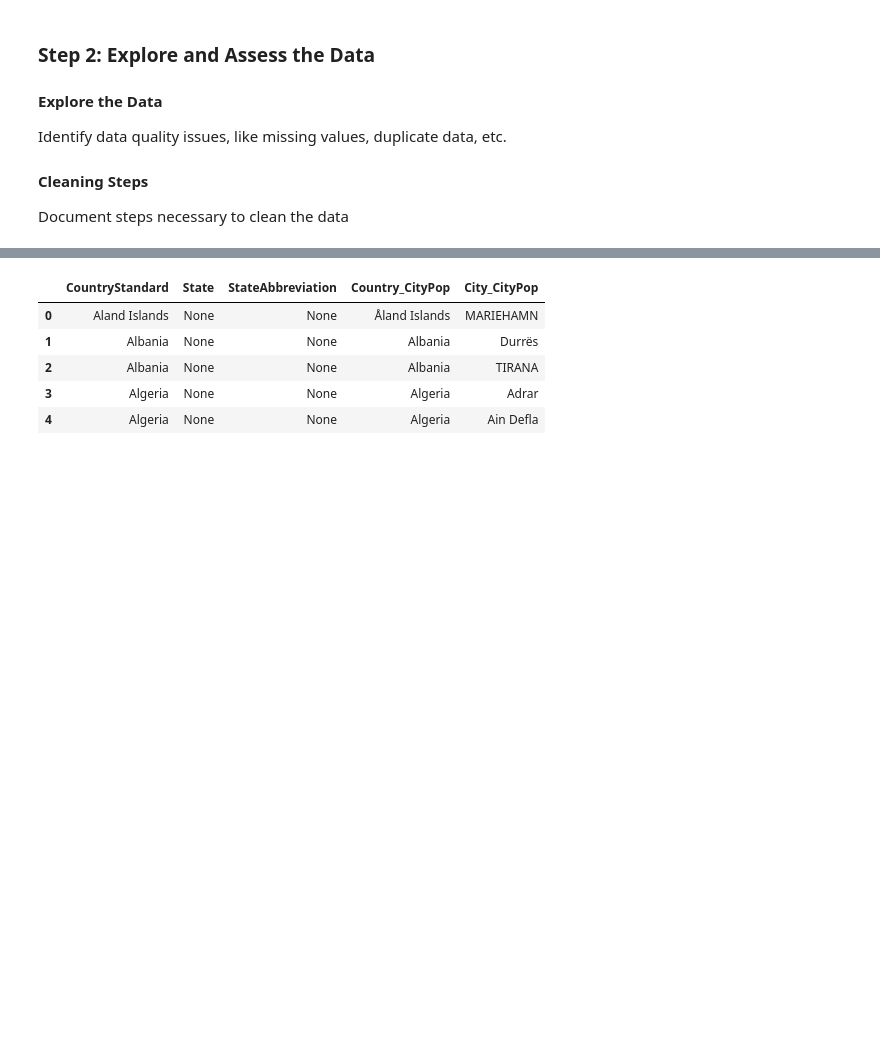
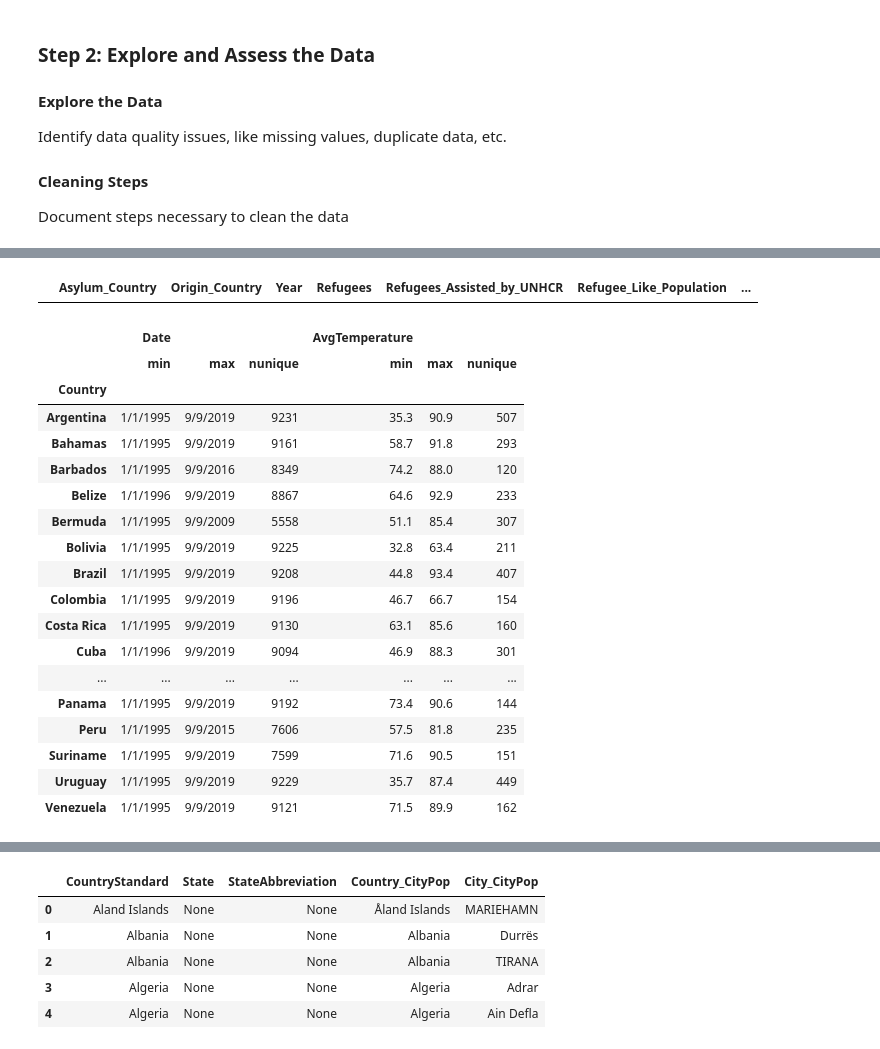
Before and after one commit to DonDuPontII/Data-Engineering-Udacity-Projects, a Jupyter notebook: Capstone-Project.ipynb, the cells around one changed output, grey strips where cells are left out. Drawn from its saved outputs; the diff is of its cells as text; code cells hidden in the pictures; blank space fills up the shorter version.

```diff
--- a/Capstone-Project.ipynb
+++ b/Capstone-Project.ipynb
@@ -488,0 +304,75 @@ refugee_df.loc[pd.isnull(refugee_df[['Asylum_Country_or_Territory',
+# %%
+def duplicate_check(df, DuplicateList, SortList):
+    """
+    Returns how consistent information is populated over time
+
+    Inputs:
+    df - dataframe
+    DuplicateList - columns to check for duplicates
+    SortList - columns to sort by
+    """
+    return df[df.duplicated(DuplicateList, keep=False)].sort_values(by = SortList).head(10)
+
+# 94 duplicates remain - need to research further
+duplicate_check(df = temp_df,
+                DuplicateList = ['State', 'City', 'Date'],
+                SortList = ['City', 'Date'])
+
+# No duplicates
+duplicate_check(df = country_pop_df,
+                DuplicateList = ['Country', 'Year'],
+                SortList = ['Country', 'Year'])
+
+# No duplicates
+duplicate_check(df = city_pop_df,
+                DuplicateList = ['City', 'Year', 'City_Type', 'Record_Type',
+                                 'Reliability', 'Source_Year', 'Population_Notes'],
+                SortList = ['City', 'Year'])
+
+# No duplicates
+duplicate_check(df = refugee_df,
+                DuplicateList = ['Asylum_Country', 'Origin_Country', 'Year'],
+                SortList = ['Asylum_Country', 'Origin_Country', 'Year'])
+# %% [output]
+|  | Asylum_Country | Origin_Country | Year | Refugees | Refugees_Assisted_by_UNHCR | Refugee_Like_Population | ... |
+# %%
+def summary_stats_in_region(GroupBy, Region):
+    """
+    Returns summary information within a specified region
+
+    Inputs:
+    GroupBy - column to summarizer on
+    Region - region to filter on
+
+    Input Options:
+    GroupBy: City, Country, State
+    Region: Africa, Asia, Australia/South Pacific,
+            Europe, Middle East, North America,
+            South/Central America & Carribean
+    """
+    return temp_df[[GroupBy, 'Date', 'AvgTemperature']].where(temp_df.Region == Region) \
+               .groupby([GroupBy]) \
+               .agg(['min', 'max', 'nunique'])
+
+# Note: there are some time gaps in cities.
+summary_stats_in_region(GroupBy = 'Country', Region = 'South/Central America & Carribean')
+# %% [output]
+|  | Date |  |  | AvgTemperature |  |  |
+|  | min | max | nunique | min | max | nunique |
+| Country |  |  |  |  |  |  |
+| Argentina | 1/1/1995 | 9/9/2019 | 9231 | 35.3 | 90.9 | 507 |
+| Bahamas | 1/1/1995 | 9/9/2019 | 9161 | 58.7 | 91.8 | 293 |
+| Barbados | 1/1/1995 | 9/9/2016 | 8349 | 74.2 | 88.0 | 120 |
+| Belize | 1/1/1996 | 9/9/2019 | 8867 | 64.6 | 92.9 | 233 |
+| Bermuda | 1/1/1995 | 9/9/2009 | 5558 | 51.1 | 85.4 | 307 |
+| Bolivia | 1/1/1995 | 9/9/2019 | 9225 | 32.8 | 63.4 | 211 |
+| Brazil | 1/1/1995 | 9/9/2019 | 9208 | 44.8 | 93.4 | 407 |
+| Colombia | 1/1/1995 | 9/9/2019 | 9196 | 46.7 | 66.7 | 154 |
+| Costa Rica | 1/1/1995 | 9/9/2019 | 9130 | 63.1 | 85.6 | 160 |
+| Cuba | 1/1/1996 | 9/9/2019 | 9094 | 46.9 | 88.3 | 301 |
+| ... | ... | ... | ... | ... | ... | ... |
+| Panama | 1/1/1995 | 9/9/2019 | 9192 | 73.4 | 90.6 | 144 |
+| Peru | 1/1/1995 | 9/9/2015 | 7606 | 57.5 | 81.8 | 235 |
+| Suriname | 1/1/1995 | 9/9/2019 | 7599 | 71.6 | 90.5 | 151 |
+| Uruguay | 1/1/1995 | 9/9/2019 | 9229 | 35.7 | 87.4 | 449 |
+| Venezuela | 1/1/1995 | 9/9/2019 | 9121 | 71.5 | 89.9 | 162 |
```
Also changed, not shown: parts of 40 cells of this notebook.
